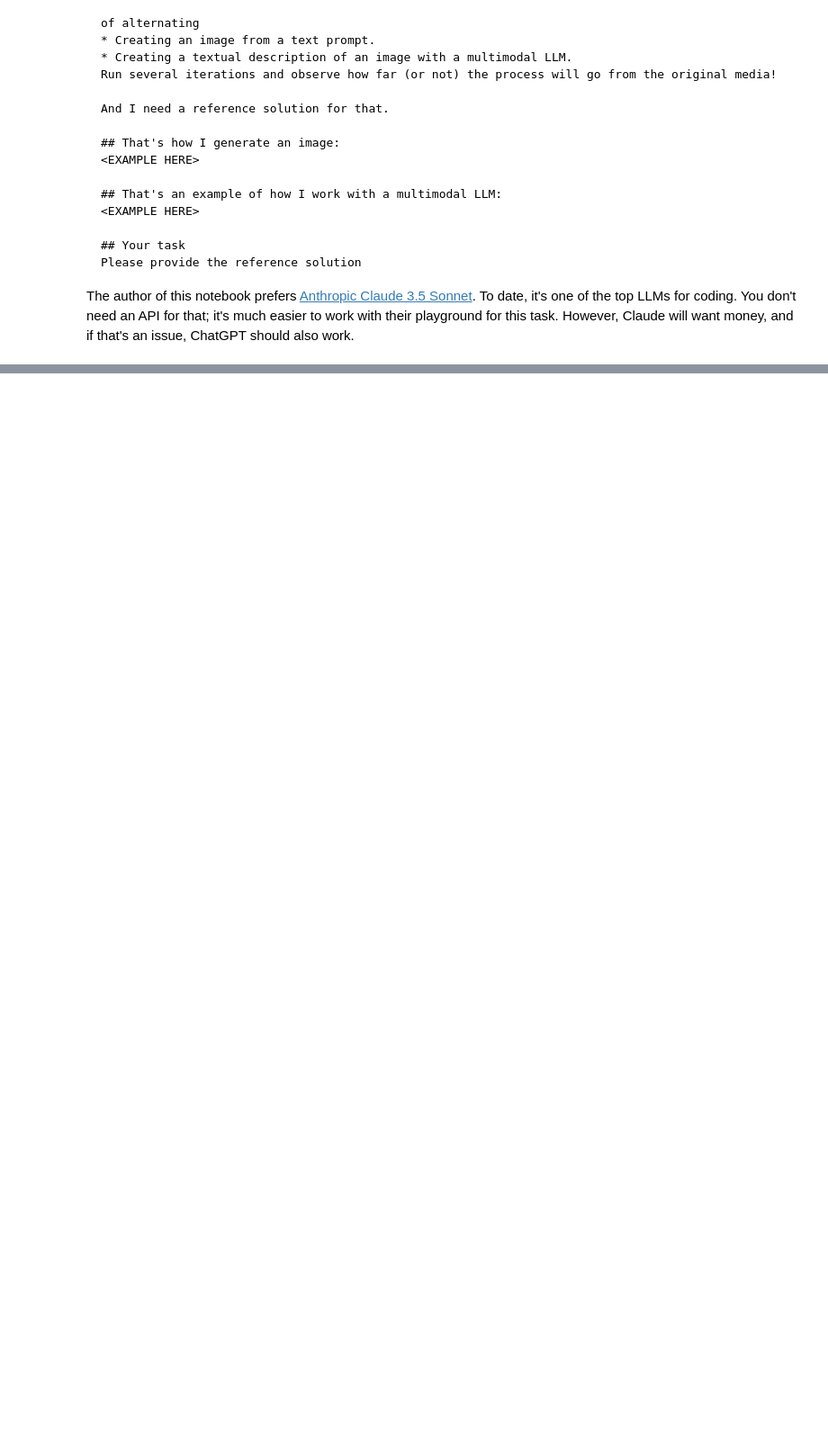
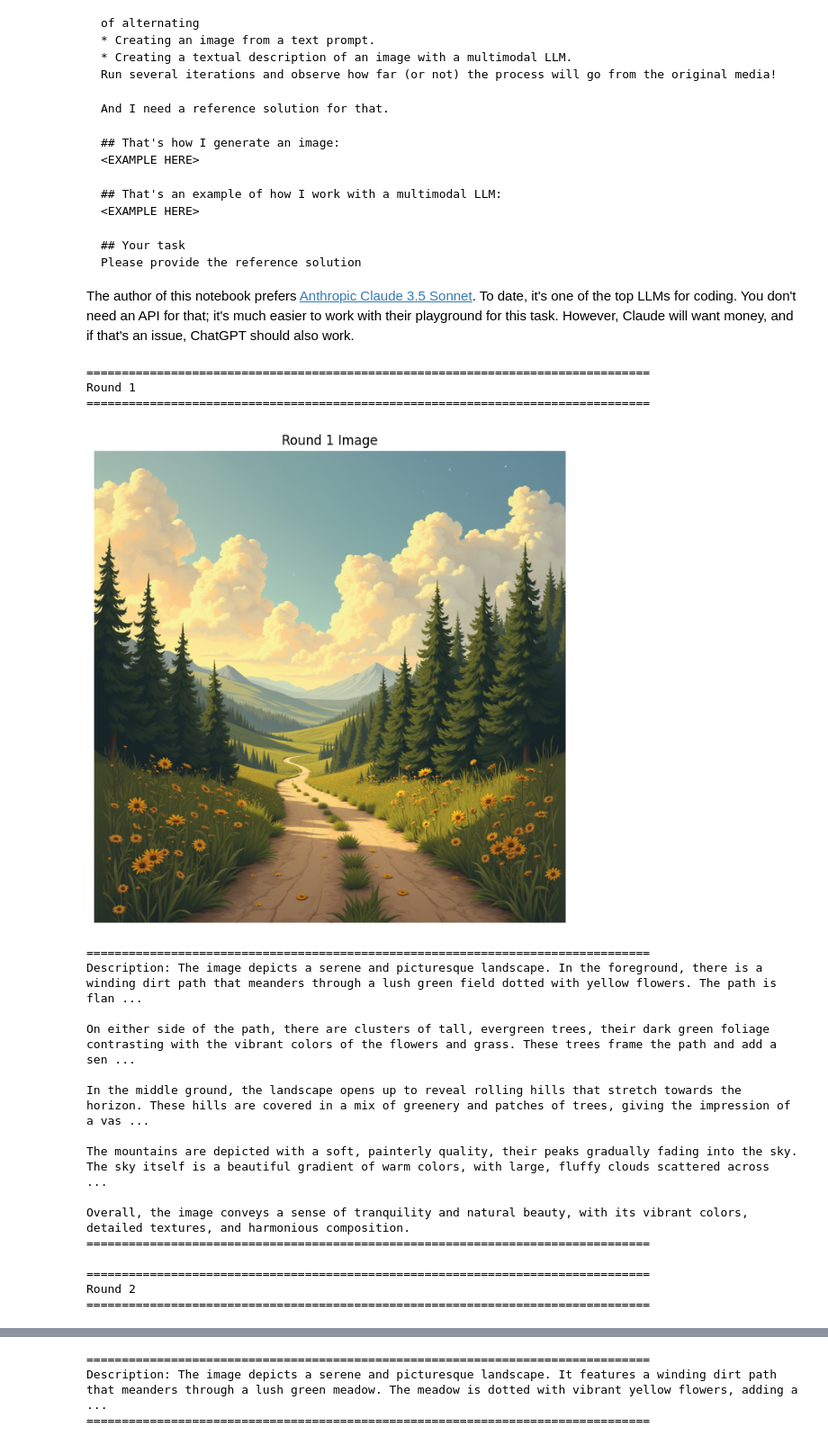
Before and after one commit to kaxlenoa/nebius-llm-essentials, a Jupyter notebook: topic1/1.1_intro_to_llm_apis.ipynb, the cells around one changed output, grey strips where cells are left out. Shown at 90% size. Saved outputs shown, nothing was run; the diff lists cells and outputs as text; code cells hidden in the pictures; blank space fills up the shorter version.

````diff
--- a/topic1/1.1_intro_to_llm_apis.ipynb
+++ b/topic1/1.1_intro_to_llm_apis.ipynb
@@ -753,3 +1000,44 @@ Run several iterations and observe how far (or not) the process will go from the
   ```
 
   The author of this notebook prefers [Anthropic Claude 3.5 Sonnet](https://claude.ai/chat/). To date, it's one of the top LLMs for coding. You don't need an API for that; it's much easier to work with their playground for this task. However, Claude will want money, and if that's an issue, ChatGPT should also work.
+# %%
+import os
+
+from openai import OpenAI
+
+client = OpenAI(
+    base_url="https://api.studio.nebius.ai/v1/",
+    api_key=os.environ.get("NEBIUS_API_KEY"))
+
+
+game = BrokenTelephone(client=client)
+
+# Start the game
+game.play_game(
+    n_rounds=3,
+    starting_prompt="We chose the road and we will follow where it leads.",
+    save_path="broken_telephone_results"
+)
+
+# Visualize the evolution
+game.visualize_history()
+# %% [output]
+================================================================================
+Round 1
+================================================================================
+[figure, added]
+================================================================================
+Description: The image depicts a serene and picturesque landscape. In the foreground, there is a winding dirt path that meanders through a lush green field dotted with yellow flowers. The path is flan ...
+
+On either side of the path, there are clusters of tall, evergreen trees, their dark green foliage contrasting with the vibrant colors of the flowers and grass. These trees frame the path and add a sen ...
+
+In the middle ground, the landscape opens up to reveal rolling hills that stretch towards the horizon. These hills are covered in a mix of greenery and patches of trees, giving the impression of a vas ...
+
+The mountains are depicted with a soft, painterly quality, their peaks gradually fading into the sky. The sky itself is a beautiful gradient of warm colors, with large, fluffy clouds scattered across  ...
+
+Overall, the image conveys a sense of tranquility and natural beauty, with its vibrant colors, detailed textures, and harmonious composition.
+================================================================================
+
+================================================================================
+Round 2
+================================================================================
@@ -756,3 +1057,6 @@ Run several iterations and observe how far (or not) the process will go from the
+================================================================================
+Description: The image depicts a serene and picturesque landscape. It features a winding dirt path that meanders through a lush green meadow. The meadow is dotted with vibrant yellow flowers, adding a ...
+================================================================================
 # %% [markdown]
 ## Task 3\*. A very simple GenAI-powered service
 
````
Also changed, not shown: parts of 4 cells of this notebook.
